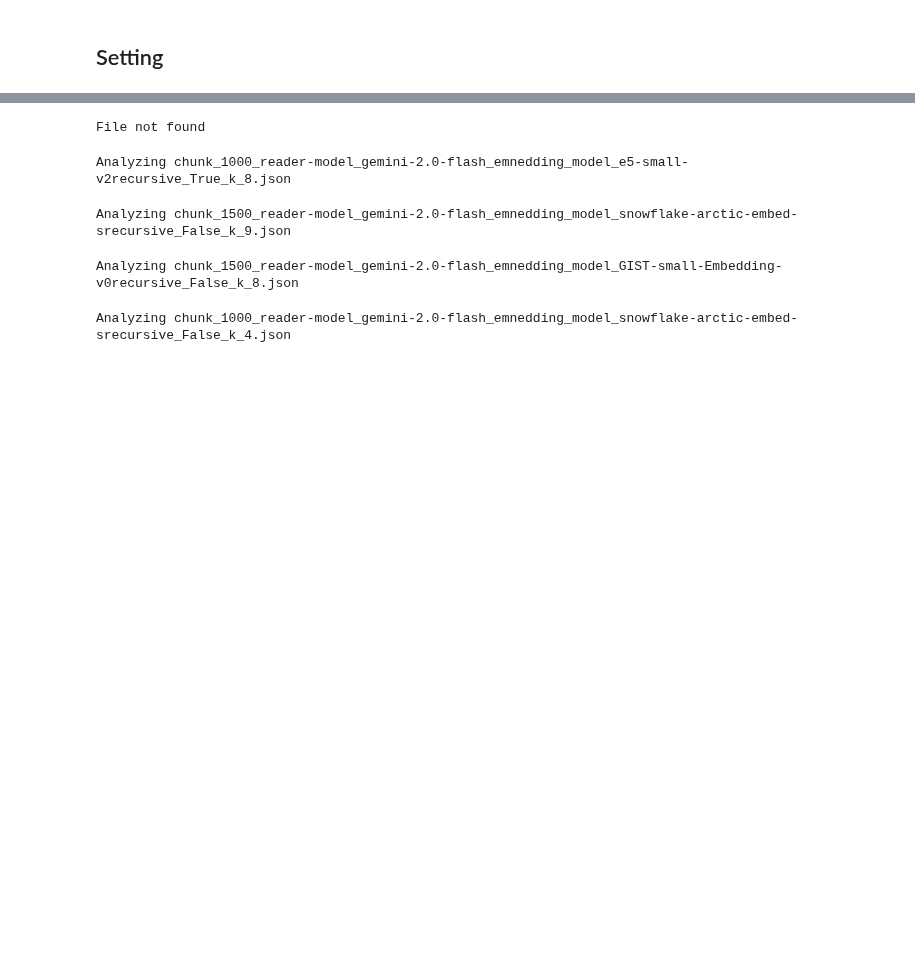
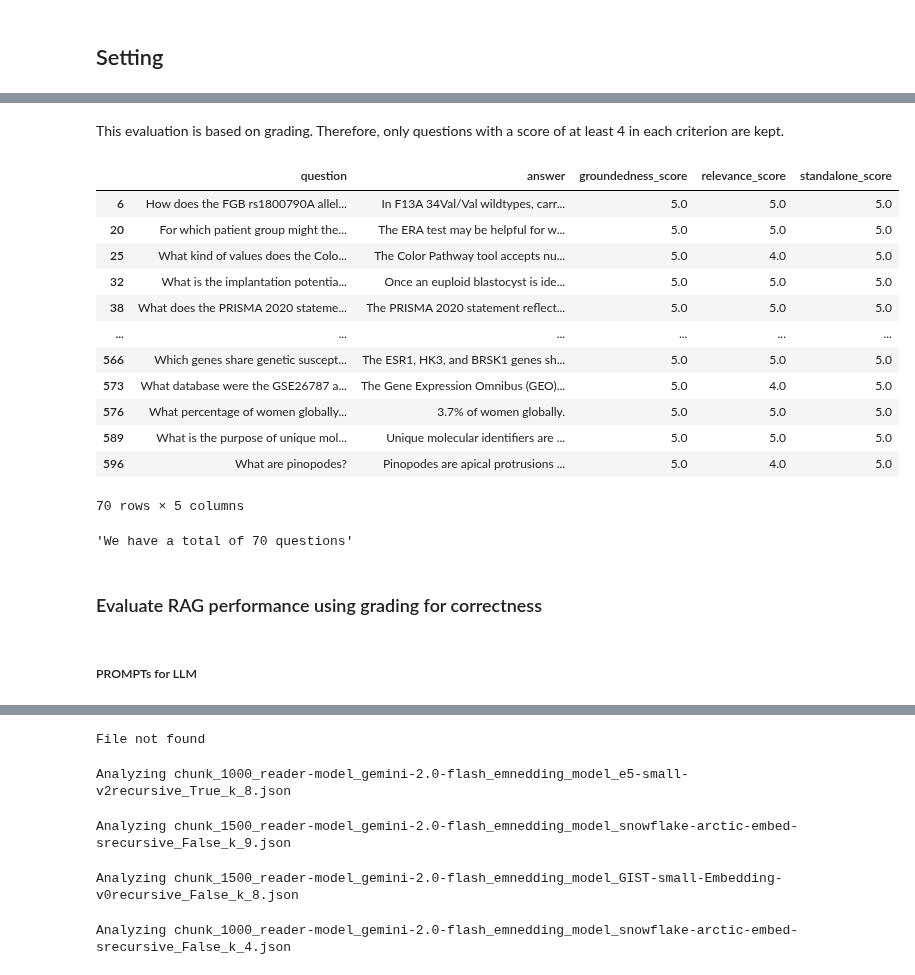
Before and after one commit to antparleo/RAG, a Jupyter notebook: evaluation.ipynb, the cells around one changed output, grey strips where cells are left out. Drawn from its saved outputs; the diff is of its cells as text; code cells hidden in the pictures; blank space fills up the shorter version.

```diff
--- a/evaluation.ipynb
+++ b/evaluation.ipynb
@@ -56,0 +94,2 @@ with open("generated_questions_final_gemini_2-5.pkl", "rb") as f:
+# %%
+info_splitted_evaluation = [d for d in info_splitted if d['parent'] in ['Abstract','Introduction','Results','Conclusion','Discussion','Methods']]
@@ -56,0 +111,20 @@ with open("generated_questions_final_gemini_2-5.pkl", "rb") as f:
+# %%
+N = 600
+examples = []
+for sample in tqdm(random.sample(info_splitted_evaluation,N), total=N):
+    context = get_context(piece_of_paper=sample, all_papers=info_splitted_evaluation)
+    response = call_llm(llm=llm,prompt=QA_generation_prompt.format(context=context))
+
+    try:
+        question = response.split("Question:")[-1].split("Answer: ")[0].strip()
+        answer = response.split("Answer: ")[-1].strip()
+        examples.append({
+            "context" : context,
+            "question" : question,
+            "answer" : answer
+        })
+    except Exception:
+        continue
+
+with open("examples_evaluation_gemini_2.pkl","wb") as f:
+    pkl.dump(examples, f)
@@ -56,0 +228,45 @@ with open("generated_questions_final_gemini_2-5.pkl", "rb") as f:
+# %%
+generated_questions = pd.DataFrame.from_dict(examples)
+generated_questions.loc[:,["question","context","answer","groundedness_score","relevance_score","standalone_score"]]
+
+# Saving the questions with their answers and their scores
+
+with open("generated_questions_gemini_2.pkl","wb") as f:
+    pkl.dump(generated_questions, f)
+# %% [markdown]
+This evaluation is based on grading. Therefore, only questions with a score of at least 4 in each criterion are kept.
+# %%
+generated_questions_final = generated_questions.loc[
+    (generated_questions["groundedness_score"] >= 4)
+    & (generated_questions["relevance_score"] >= 4)
+    & (generated_questions["standalone_score"] >= 4)
+]
+
+with open("generated_questions_final_gemini_2.pkl","wb") as f:
+    pkl.dump(generated_questions_final, f)
+# %%
+generated_questions_final.loc[:,["question","answer","groundedness_score","relevance_score","standalone_score"]]
+# %% [output]
+|  | question | answer | groundedness_score | relevance_score | standalone_score |
+| 6 | How does the FGB rs1800790A allel... | In F13A 34Val/Val wildtypes, carr... | 5.0 | 5.0 | 5.0 |
+| 20 | For which patient group might the... | The ERA test may be helpful for w... | 5.0 | 5.0 | 5.0 |
+| 25 | What kind of values does the Colo... | The Color Pathway tool accepts nu... | 5.0 | 4.0 | 5.0 |
+| 32 | What is the implantation potentia... | Once an euploid blastocyst is ide... | 5.0 | 5.0 | 5.0 |
+| 38 | What does the PRISMA 2020 stateme... | The PRISMA 2020 statement reflect... | 5.0 | 5.0 | 5.0 |
+| ... | ... | ... | ... | ... | ... |
+| 566 | Which genes share genetic suscept... | The ESR1, HK3, and BRSK1 genes sh... | 5.0 | 5.0 | 5.0 |
+| 573 | What database were the GSE26787 a... | The Gene Expression Omnibus (GEO)... | 5.0 | 4.0 | 5.0 |
+| 576 | What percentage of women globally... | 3.7% of women globally. | 5.0 | 5.0 | 5.0 |
+| 589 | What is the purpose of unique mol... | Unique molecular identifiers are ... | 5.0 | 5.0 | 5.0 |
+| 596 | What are pinopodes? | Pinopodes are apical protrusions ... | 5.0 | 4.0 | 5.0 |
+70 rows × 5 columns
+# %%
+# We turn the df into a dict
+eval_dataset = generated_questions_final.to_dict("records")
+f'We have a total of {len(eval_dataset)} questions'
+# %% [output]
+'We have a total of 70 questions'
+# %% [markdown]
+### Evaluate RAG performance using grading for correctness
+# %% [markdown]
+##### PROMPTs for LLM
```
Also changed, not shown: parts of 45 cells of this notebook, 3 other files.
